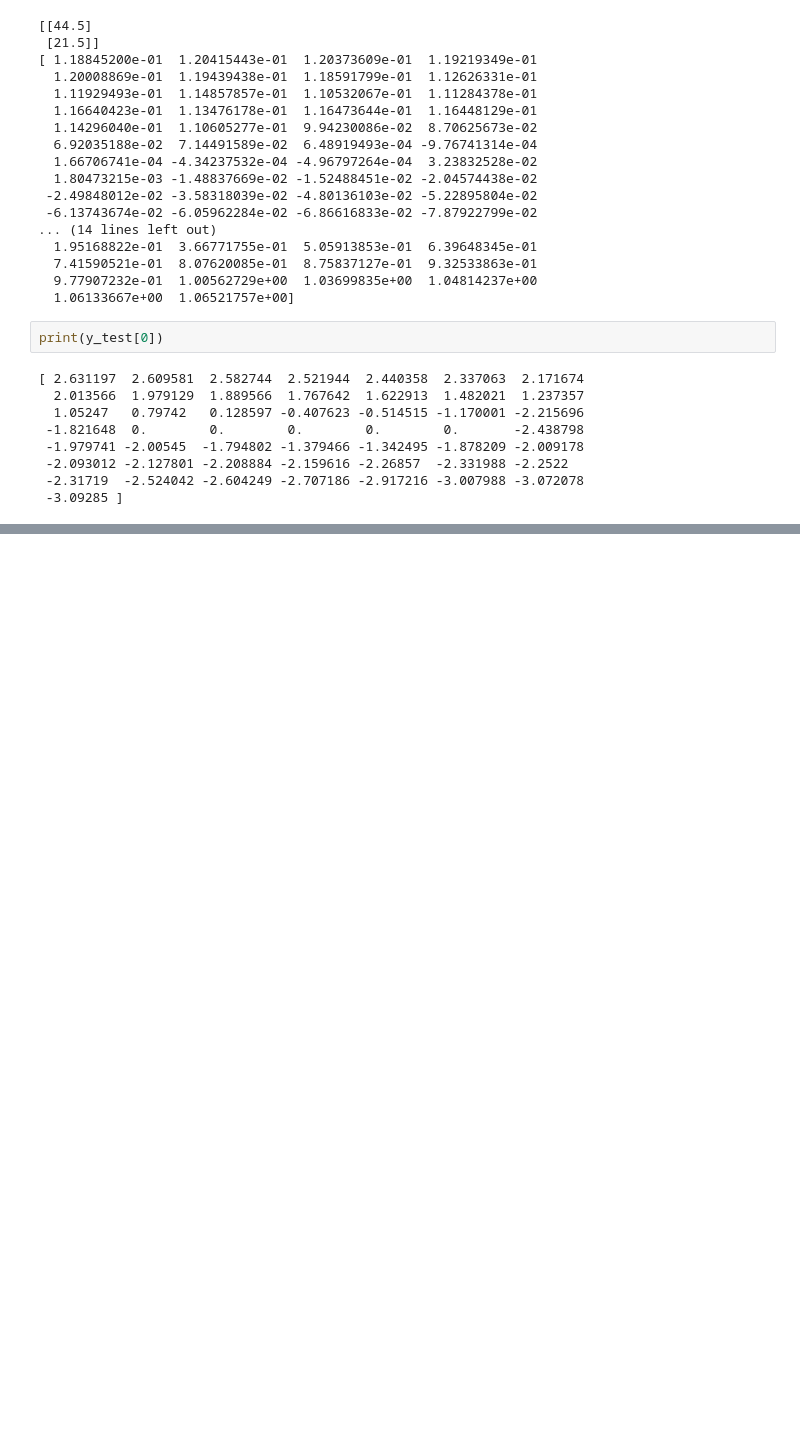
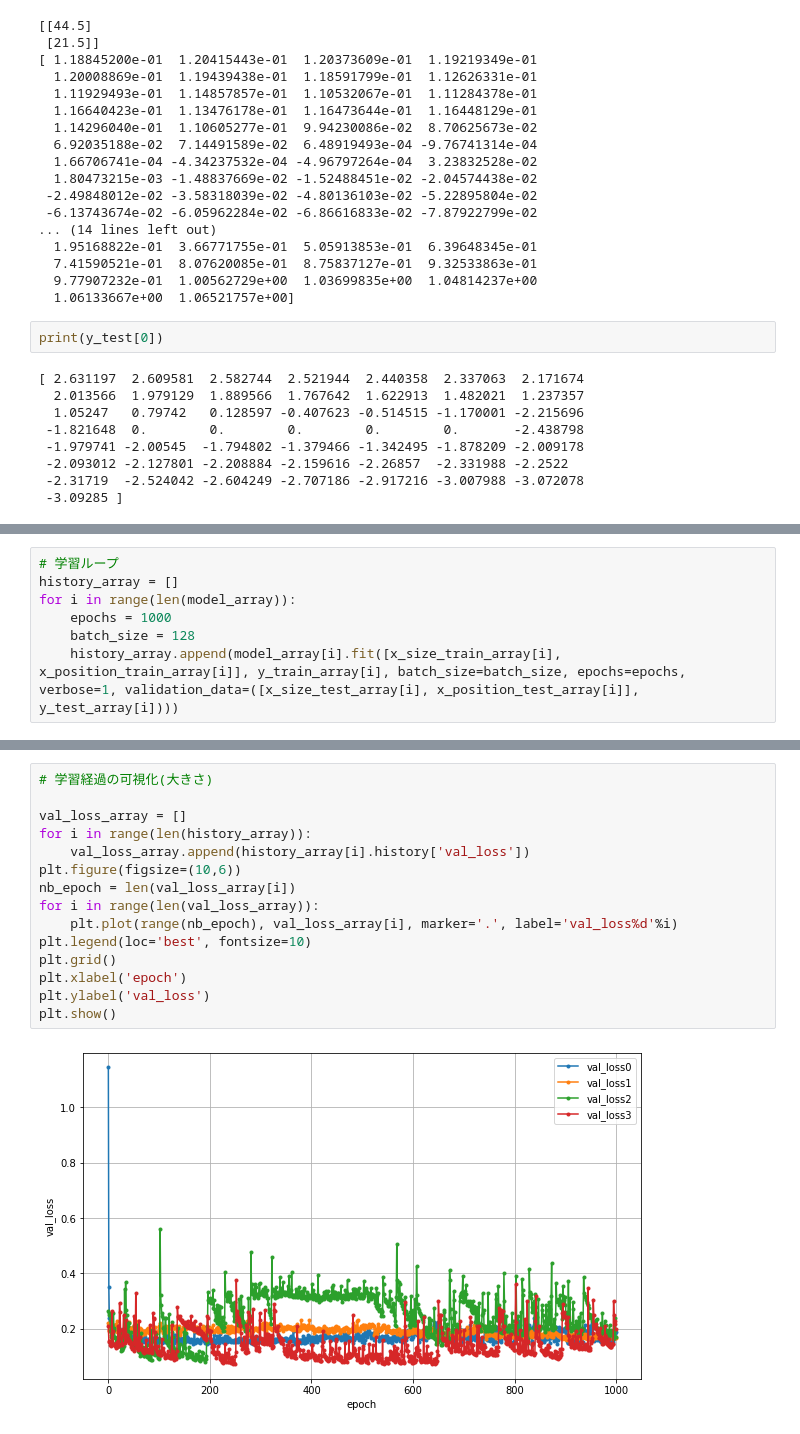
Before and after one commit to shirafuji/graduation_thesis, a Jupyter notebook: machine_learning/forward_analysis.ipynb, the cells around one changed output, grey strips where cells are left out. Saved outputs shown, nothing was run; the diff lists cells and outputs as text; blank space fills up the shorter version.

```diff
--- a/machine_learning/forward_analysis.ipynb
+++ b/machine_learning/forward_analysis.ipynb
@@ -524,0 +698,7 @@ print(y_test[0])
+# %%
+# 学習ループ
+history_array = []
+for i in range(len(model_array)):
+    epochs = 1000
+    batch_size = 128
+    history_array.append(model_array[i].fit([x_size_train_array[i], x_position_train_array[i]], y_train_array[i], batch_size=batch_size, epochs=epochs, verbose=1, validation_data=([x_size_test_array[i], x_position_test_array[i]], y_test_array[i])))
@@ -524,0 +723,17 @@ print(y_test[0])
+# %%
+# 学習経過の可視化(大きさ)
+
+val_loss_array = []
+for i in range(len(history_array)):
+    val_loss_array.append(history_array[i].history['val_loss'])
+plt.figure(figsize=(10,6))
+nb_epoch = len(val_loss_array[i])
+for i in range(len(val_loss_array)):
+    plt.plot(range(nb_epoch), val_loss_array[i], marker='.', label='val_loss%d'%i)
+plt.legend(loc='best', fontsize=10)
+plt.grid()
+plt.xlabel('epoch')
+plt.ylabel('val_loss')
+plt.show()
+# %% [output]
+[figure, added]
```
Also changed, not shown: parts of 14 cells of this notebook, 4 other files.
